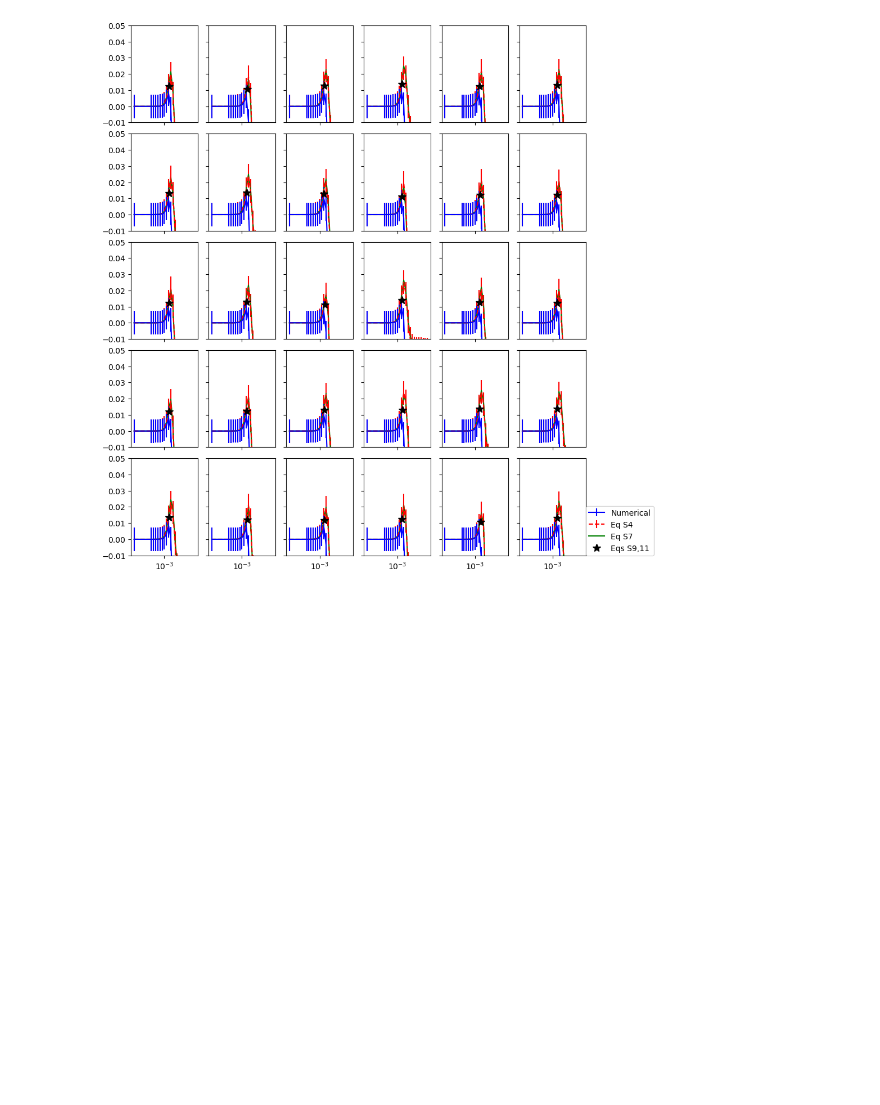
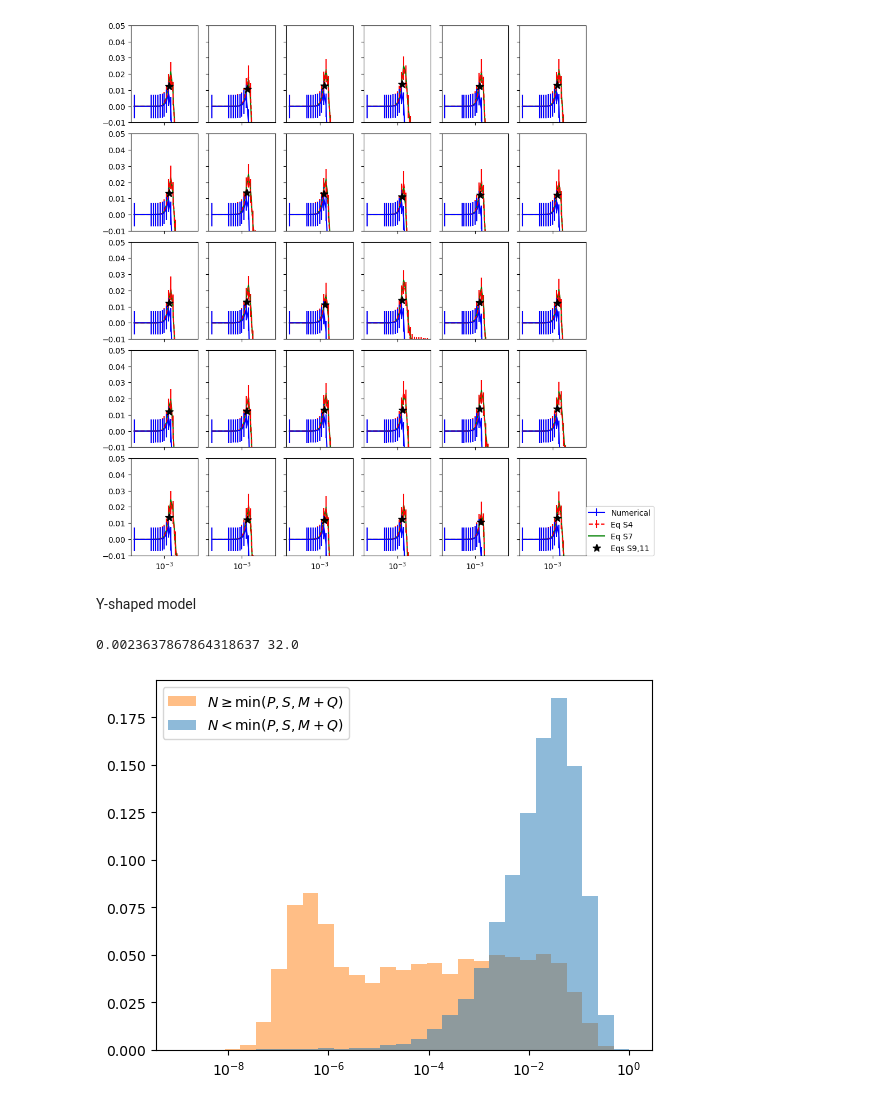
Before and after one commit to zdeblick/JointTraining, a Jupyter notebook: Figures.ipynb, the cells around one changed output. Drawn from its saved outputs; the diff is of its cells as text; code cells hidden in the pictures; blank space fills up the shorter version.

```diff
--- a/Figures.ipynb
+++ b/Figures.ipynb
@@ -568,3 +568,5 @@ plt.legend([h1,h2,h3,h4],['Numerical','Eq S4','Eq S7','Eqs S9,11'],loc=(1,0))
 fig.tight_layout()
 # %% [output]
 [figure]
+# %% [markdown]
+Y-shaped model
@@ -570,0 +575,16 @@ fig.tight_layout()
+# %%
+D = np.load('YL_sum_varySNMQ.npz')
+ibnk = D['Ns']<np.minimum(D['Ps'],D['Ss'],D['Ms']+D['Qs'])
+T_JTs = (D['Cval_inds']-D['Cval_JTs'])/D['Cval_inds']
+ok = D['Ms']<=D['Ns']
+
+plt.hist([T_JTs[ibnk&ok],T_JTs[~ibnk&ok]],histtype='stepfilled',label=['$N<\min(P,S,M+Q)$','$N\geq\min(P,S,M+Q)$'],bins=np.logspace(-9,0,30),weights = [[1/np.sum(ibnk&ok)]*np.sum(ibnk&ok), [1/np.sum(~ibnk&ok)]*np.sum(~ibnk&ok)],alpha=0.5)
+plt.xscale('log')
+plt.legend(loc='upper left')
+# print(np.mean(~ibnk&(D['Ms']<=D['Ns'])))
+print(np.mean(T_JTs[ok]<0),D['Ps'][0])
+plt.xlabel('T_{JT}',fontsize=14)
+plt.ylabel('Fraction of trials',fontsize=14)
+# %% [output]
+0.0023637867864318637 32.0
+[figure, added]
```
Also changed, not shown: parts of 8 cells of this notebook, 1 other file.
